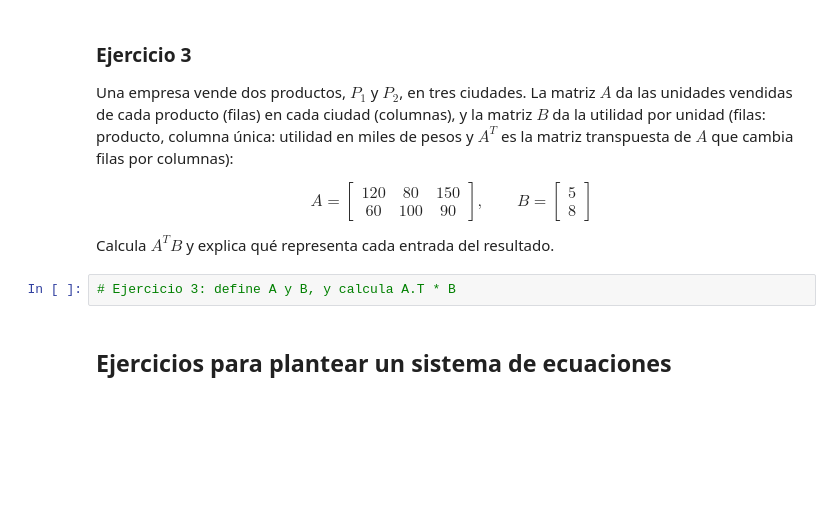
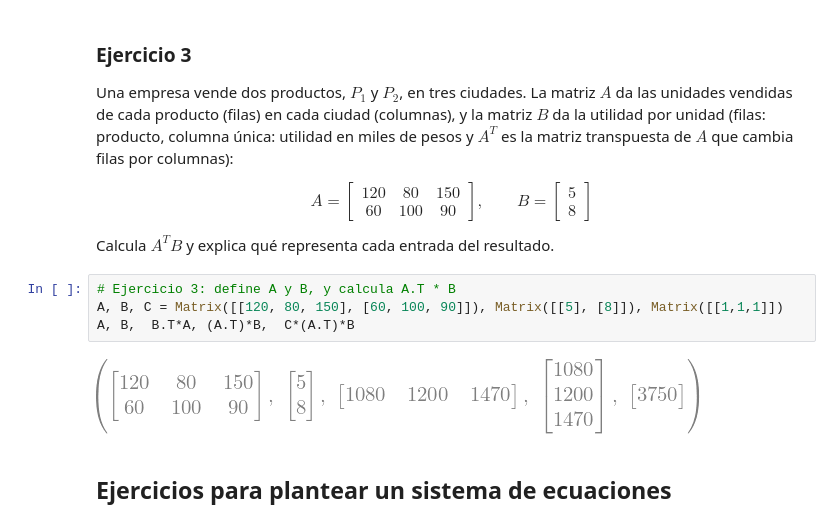
Before and after one commit to arleyfernandotorresgalindo/AL_2026_02, a Jupyter notebook: Cuadernos_clase/Cuaderno1.ipynb, the cells around one changed output. Cells and saved outputs as stored; diff of their text form; blank space fills up the shorter version.

```diff
--- a/Cuadernos_clase/Cuaderno1.ipynb
+++ b/Cuadernos_clase/Cuaderno1.ipynb
@@ -189,6 +198,10 @@ $$
 Calcula $A^T B$ y explica qué representa cada entrada del resultado.
 # %%
 # Ejercicio 3: define A y B, y calcula A.T * B
+A, B, C = Matrix([[120, 80, 150], [60, 100, 90]]), Matrix([[5], [8]]), Matrix([[1,1,1]])
+A, B,  B.T*A, (A.T)*B,  C*(A.T)*B
+# %% [output]
+[figure, added]
 # %% [markdown]
 ## Ejercicios para plantear un sistema de ecuaciones
 # %% [markdown]
```
Also changed, not shown: parts of 2 cells of this notebook, 1 other file.
